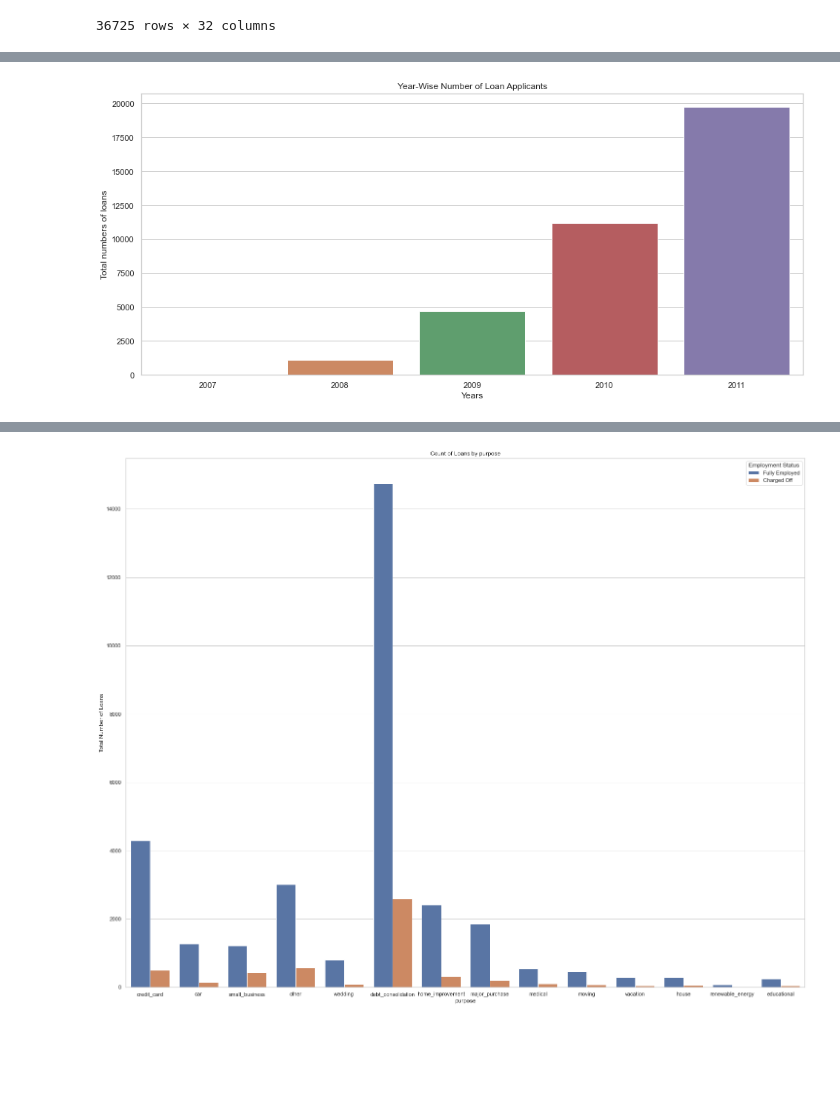
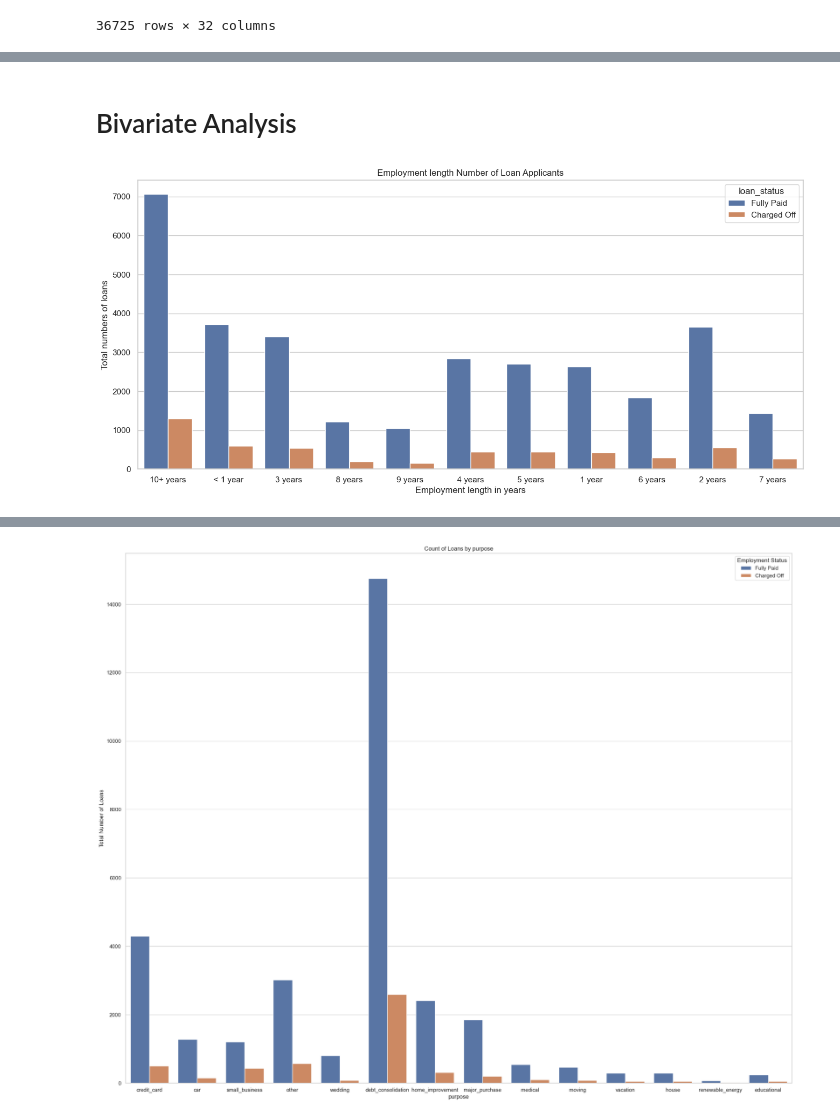
Before and after one commit to sandyaggarwal/LendingClubCaseStudy, a Jupyter notebook: LendingClubCaseStudy_updated.ipynb, the cells around one changed output, grey strips where cells are left out. Saved outputs shown, nothing was run; the diff lists cells and outputs as text; code cells hidden in the pictures; blank space fills up the shorter version.

Commit message:
Add Univariate, Bivariate, Multivariate Analysis

```diff
--- a/LendingClubCaseStudy_updated.ipynb
+++ b/LendingClubCaseStudy_updated.ipynb
@@ -267,12 +267,12 @@ df_loan.columns,df_loan.shape
  (37823, 30))
 # %%
 #  use df_loan['col_name'].nunique() to check for unique values. eg : df_loan['pub_rec_bankruptcies'].nunique()
-num_cols = ['loan_amnt','funded_amnt','int_rate','installment','annual_inc','dti','earliest_cr_line','open_acc',
-            'revol_bal','revol_util','total_acc','out_prncp','total_pymnt','total_rec_prncp','total_rec_int','recoveries',
+num_cols = ['loan_amnt','int_rate','installment','annual_inc','dti','open_acc',
+            'revol_bal','revol_util','total_acc','total_pymnt','recoveries',
            'last_pymnt_amnt']
 cat_cols = ['term','grade','emp_length','home_ownership','verification_status','loan_status','purpose','delinq_2yrs','inq_last_6mths',
             'pub_rec','pub_rec_bankruptcies']
-extra_cols = ['last_pymnt_d']
+extra_cols = ['last_pymnt_d','funded_amnt','earliest_cr_line','out_prncp','total_rec_prncp','total_rec_int']
 len(num_cols)+len(cat_cols)+len(extra_cols)
 # %% [output]
 29
@@ -283,2 +283,2 @@ array(['Fully Paid', 'Charged Off'], dtype=object)
 # %%
-df_loan = df_loan[df_loan['loan_status'] != 'Current']
+df_loan = df_loan[df_loan['loan_status'].isin(['Fully Paid', 'Charged Off'])]
@@ -320,0 +309,20 @@ df_loan.head(5)
+# %%
+palette = sns.color_palette("pastel")
+for col in num_cols:
+    fig, axes = plt.subplots(1, 2, figsize=(12, 5))
+
+    sns.set(style="whitegrid")
+    #fig.patch.set_facecolor('lightgray')
+
+    # Histplot on the first subplot
+    sns.histplot(x=df_loan[col], ax=axes[0],color=palette[0])
+    axes[0].set_title(f'Histogram of {col}')
+    axes[0].tick_params(axis='x', rotation=45)
+
+    # Boxplot on the second subplot
+    sns.boxplot(x=df_loan[col], ax=axes[1], palette=palette)
+    axes[1].set_title(f'Boxplot of {col}')
+    axes[1].tick_params(axis='x', rotation=45)
+
+
+    plt.show()
@@ -321,12 +380,13 @@ df_loan.head(5)
+# %% [markdown]
+# Bivariate Analysis
 # %%
 #draw a countplot to show the year wise increasing amount of loans in lending clubs
 plt.figure(figsize=(16,7))
-sns1.set(style="whitegrid")
-ax=sns1.countplot(x='year',data=df_loan)
-years = ['2007','2008','2009','2010','2011']
-xpos=np.arange(len(years))
-ax.set(xlabel='Years', ylabel='Total numbers of loans',title='Year-Wise Number of Loan Applicants')
-plt.xticks(xpos,years)
+sns.set(style="whitegrid")
+ax=sns.countplot(x='emp_length',data=df_loan,hue='loan_status')
+xpos=np.arange((df_loan['emp_length'].nunique()))
+ax.set(xlabel='Employment length in years', ylabel='Total numbers of loans',title='Employment length Number of Loan Applicants')
+plt.xticks(xpos,df_loan['emp_length'].unique())
 plt.show()
 # %% [output]
-[figure, old version]
+[figure, new version]
```
Also changed, not shown: parts of 25 cells of this notebook.
